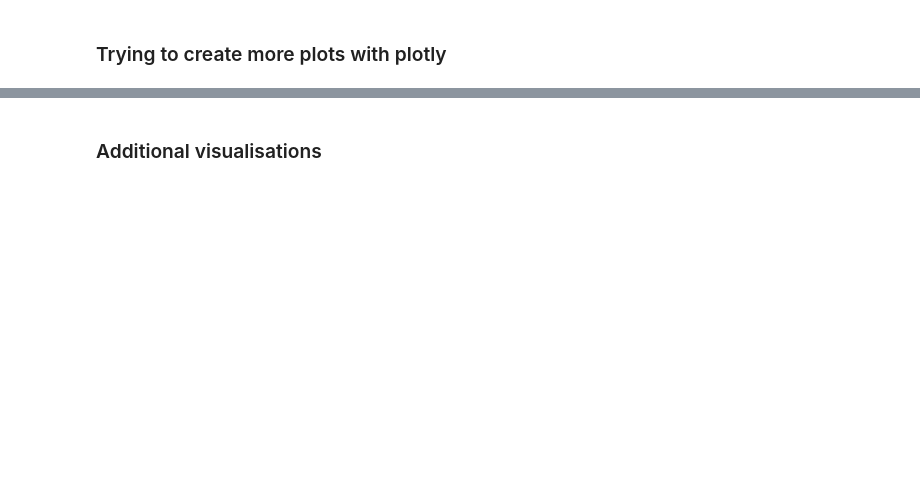
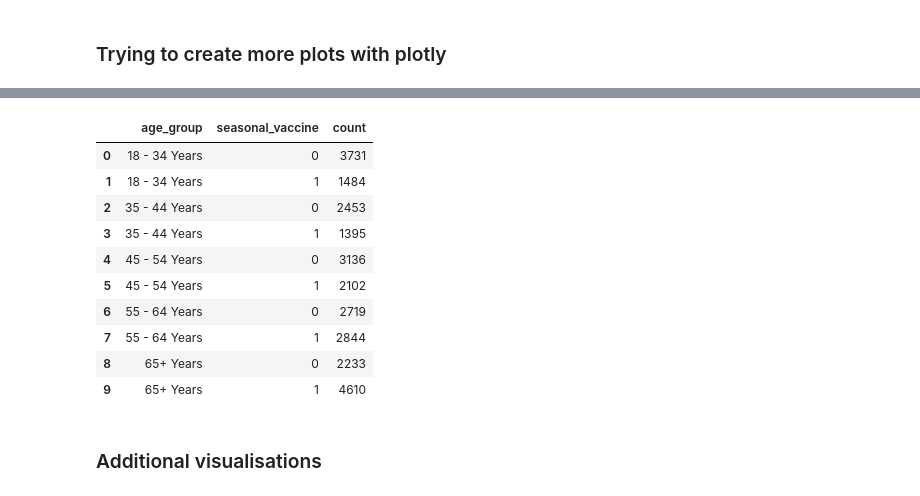
Before and after one commit to RayKwame/TheFluShot, a Jupyter notebook: notebooks/EDA.ipynb, the cells around one changed output, grey strips where cells are left out. Saved outputs shown, nothing was run; the diff lists cells and outputs as text; code cells hidden in the pictures; blank space fills up the shorter version.

```diff
--- a/notebooks/EDA.ipynb
+++ b/notebooks/EDA.ipynb
@@ -387,0 +659,15 @@ labels_risk = {"opinion_h1n1_risk": {1.0: "1 - Very low", 2.0: "2 - Somewhat low
+# %%
+data_age_seas = df.groupby(["age_group","seasonal_vaccine"],as_index=True)["age_group"].count().reset_index(name="count")
+data_age_seas
+# %% [output]
+|  | age_group | seasonal_vaccine | count |
+| 0 | 18 - 34 Years | 0 | 3731 |
+| 1 | 18 - 34 Years | 1 | 1484 |
+| 2 | 35 - 44 Years | 0 | 2453 |
+| 3 | 35 - 44 Years | 1 | 1395 |
+| 4 | 45 - 54 Years | 0 | 3136 |
+| 5 | 45 - 54 Years | 1 | 2102 |
+| 6 | 55 - 64 Years | 0 | 2719 |
+| 7 | 55 - 64 Years | 1 | 2844 |
+| 8 | 65+ Years | 0 | 2233 |
+| 9 | 65+ Years | 1 | 4610 |
```
Also changed, not shown: parts of 46 cells of this notebook.
